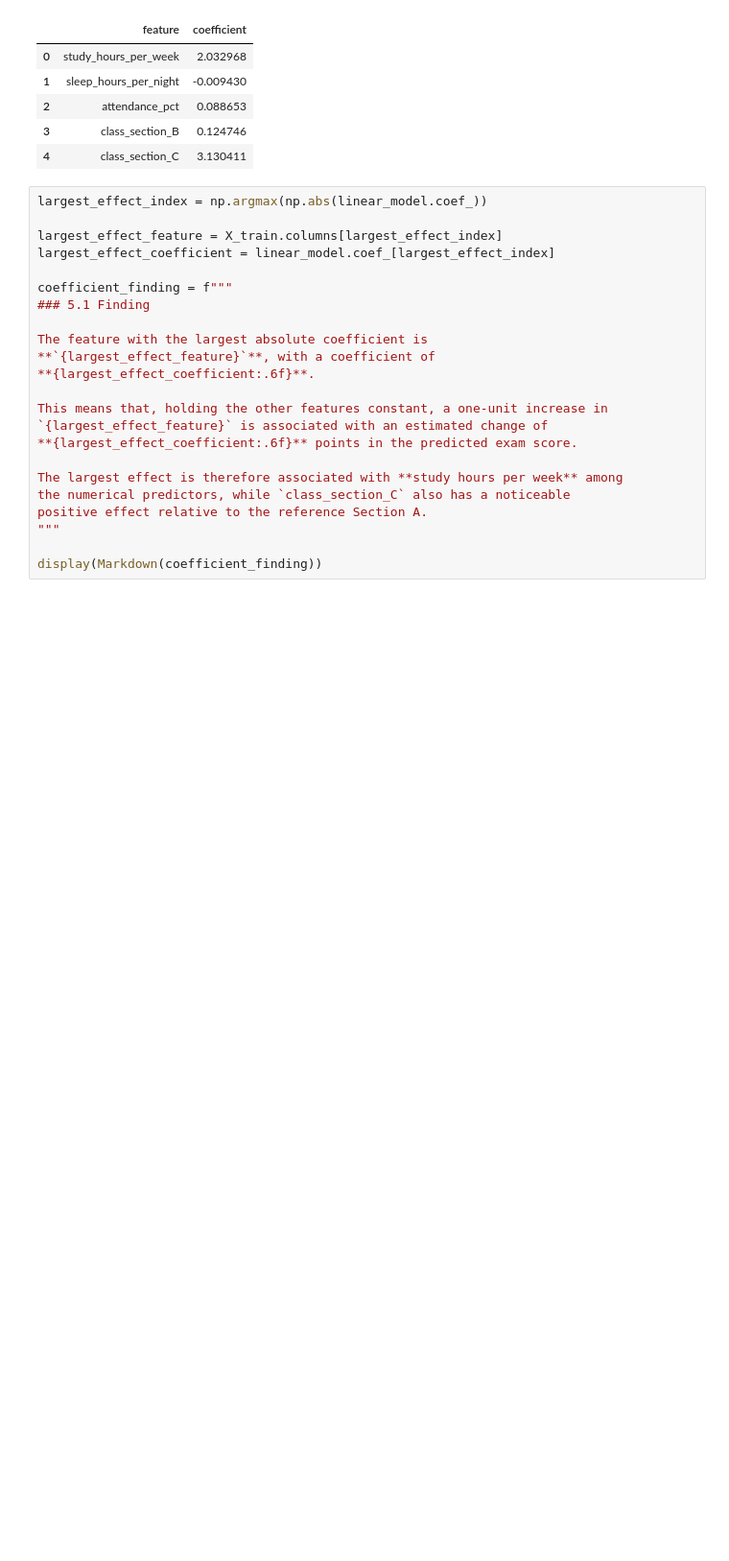
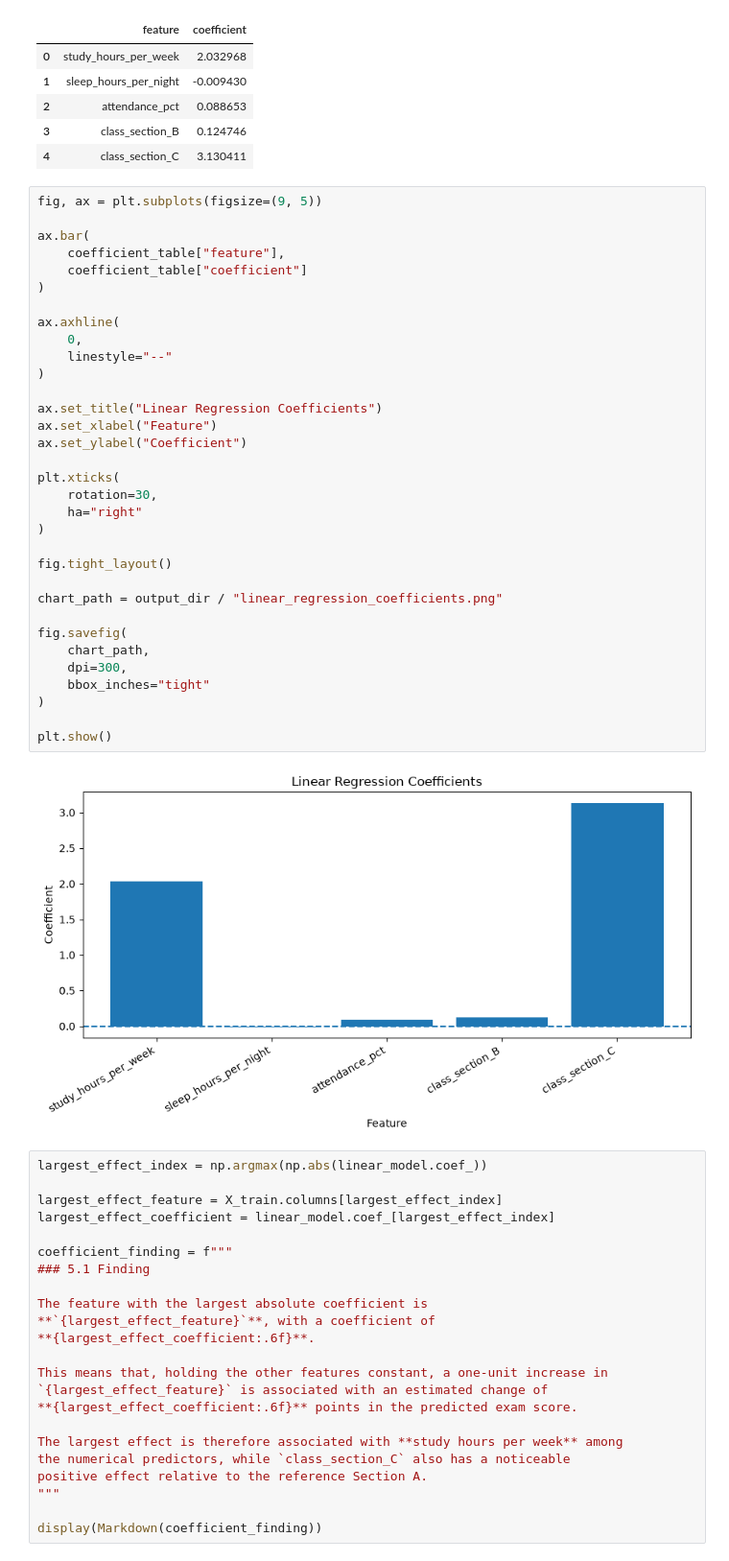
Before and after one commit to Muhammad-Subhan456/ArhamSoft_Internee_Updates, a Jupyter notebook: week6_2nd_Sep_2026_Day3/ml_pipeline.ipynb, the cells around one changed output. Shown at 96% size. Cells and saved outputs as stored; diff of their text form; blank space fills up the shorter version.

```diff
--- a/week6_2nd_Sep_2026_Day3/ml_pipeline.ipynb
+++ b/week6_2nd_Sep_2026_Day3/ml_pipeline.ipynb
@@ -416,6 +459,41 @@ display(coefficient_table)
 | 2 | attendance_pct | 0.088653 |
 | 3 | class_section_B | 0.124746 |
 | 4 | class_section_C | 3.130411 |
+# %%
+fig, ax = plt.subplots(figsize=(9, 5))
+
+ax.bar(
+    coefficient_table["feature"],
+    coefficient_table["coefficient"]
+)
+
+ax.axhline(
+    0,
+    linestyle="--"
+)
+
+ax.set_title("Linear Regression Coefficients")
+ax.set_xlabel("Feature")
+ax.set_ylabel("Coefficient")
+
+plt.xticks(
+    rotation=30,
+    ha="right"
+)
+
+fig.tight_layout()
+
+chart_path = output_dir / "linear_regression_coefficients.png"
+
+fig.savefig(
+    chart_path,
+    dpi=300,
+    bbox_inches="tight"
+)
+
+plt.show()
+# %% [output]
+[figure, added]
 # %%
 largest_effect_index = np.argmax(np.abs(linear_model.coef_))
 
```
Also changed, not shown: parts of 4 cells of this notebook, 3 other files.
